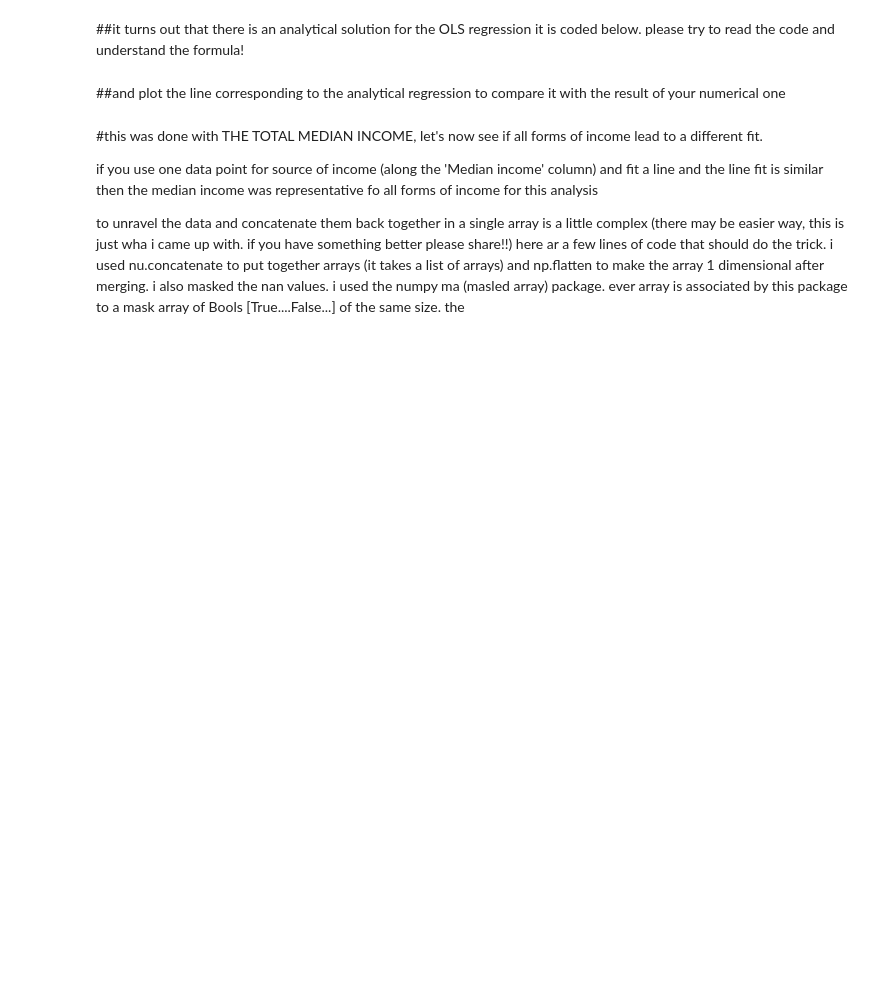
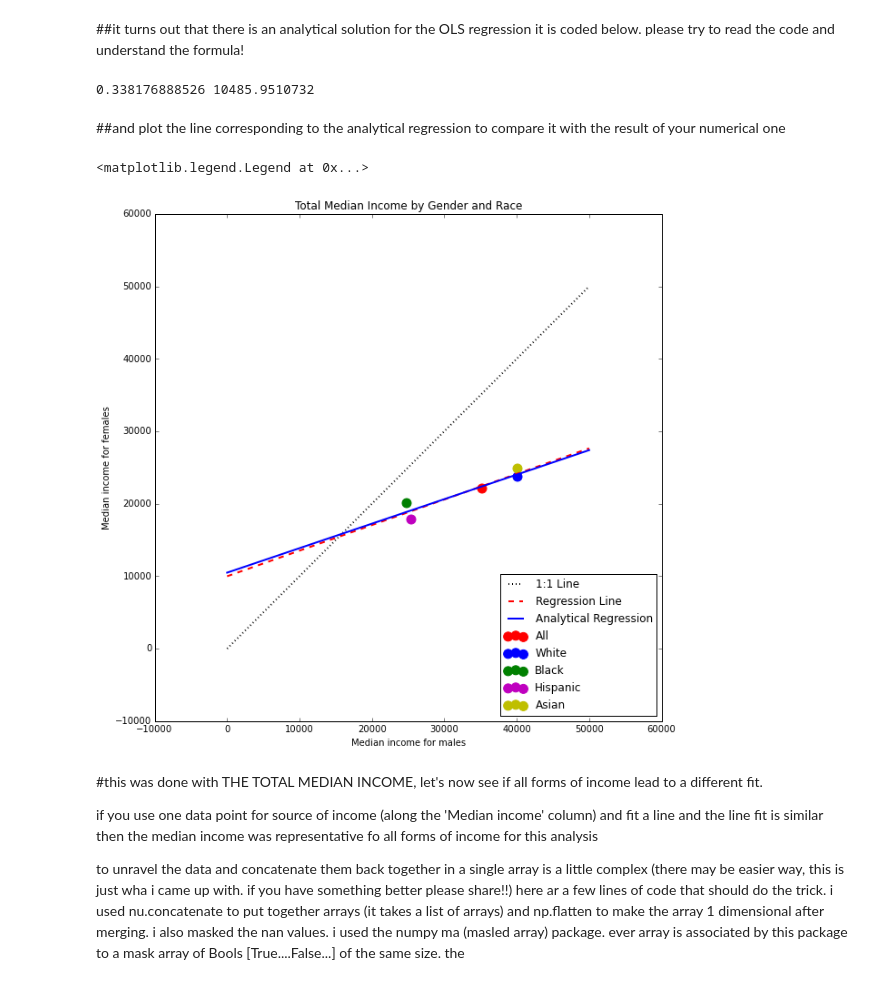
Before and after one commit to livenlulu/PUI2015_lkang, a Jupyter notebook: HW5/income_by_gender-instructions.ipynb, the cells around one changed output. Saved outputs shown, nothing was run; the diff lists cells and outputs as text; code cells hidden in the pictures; blank space fills up the shorter version.

```diff
--- a/HW5/income_by_gender-instructions.ipynb
+++ b/HW5/income_by_gender-instructions.ipynb
@@ -136,10 +323,15 @@ in args i put all arguments of the function residuals that are not to be evaluat
 ##it turns out that there is an analytical solution for the OLS regression it is coded below. please try to read the code and understand the formula!
 # %%
 #this is the analytical best regression line. it can be proved (ask me about it if you want!)
+import scipy.stats as stats
 
-cor = stats.spearmanr(all_males, all_females)
-all_males.std()/all_females.std()
-beta1=cor[0]*all_females.std()/all_males.std()
-beta0=all_females.mean()-beta1*all_males.mean()
+cor = stats.spearmanr(m, f)
+#m.std()/f.std()
+beta1=cor[0]*np.std(f)/np.std(m)
+beta0=np.mean(f)-beta1*np.mean(m)
+
+print beta1, beta0
+# %% [output]
+0.338176888526 10485.9510732
 # %% [markdown]
 ##and plot the line corresponding to the analytical regression to compare it with the result of your numerical one
@@ -148,3 +338,26 @@ beta0=all_females.mean()-beta1*all_males.mean()
+# %%
+pl.figure(figsize=(10,10))
+pl.scatter(ma, fa, s=100, color='r', label='All')
+pl.scatter(mw, fw, s=100, color='b', label='White')
+pl.scatter(mb, fb, s=100, color='g', label='Black')
+pl.scatter(mh, fh, s=100, color='m', label='Hispanic')
+pl.scatter(mas, fas, s=100, color='y', label='Asian')
+
+pl.title('Total Median Income by Gender and Race')
+pl.xlabel('Median income for males')
+pl.ylabel('Median income for females')
+pl.plot([0,50000], [0,50000], label="1:1 Line", linestyle=':', linewidth=2.0, color='k')
+
+X = arange(0, 50000, 1)
+Y1 = fit.params[0] + fit.params[1]*X
+
+pl.plot(X, Y1, label="Regression Line", color='r', linewidth=2.0, linestyle='--')
+pl.plot([0, 50000], [0*beta1+beta0, 50000*beta1+beta0], linewidth=2.0, label = "Analytical Regression")
+
+pl.legend(loc='lower right')
+# %% [output]
+<matplotlib.legend.Legend at 0x...>
+[figure, added]
 # %% [markdown]
 #this was done with THE TOTAL MEDIAN INCOME, let's now see if all forms of income lead to a different fit.
 
```
Also changed, not shown: parts of 30 cells of this notebook.
